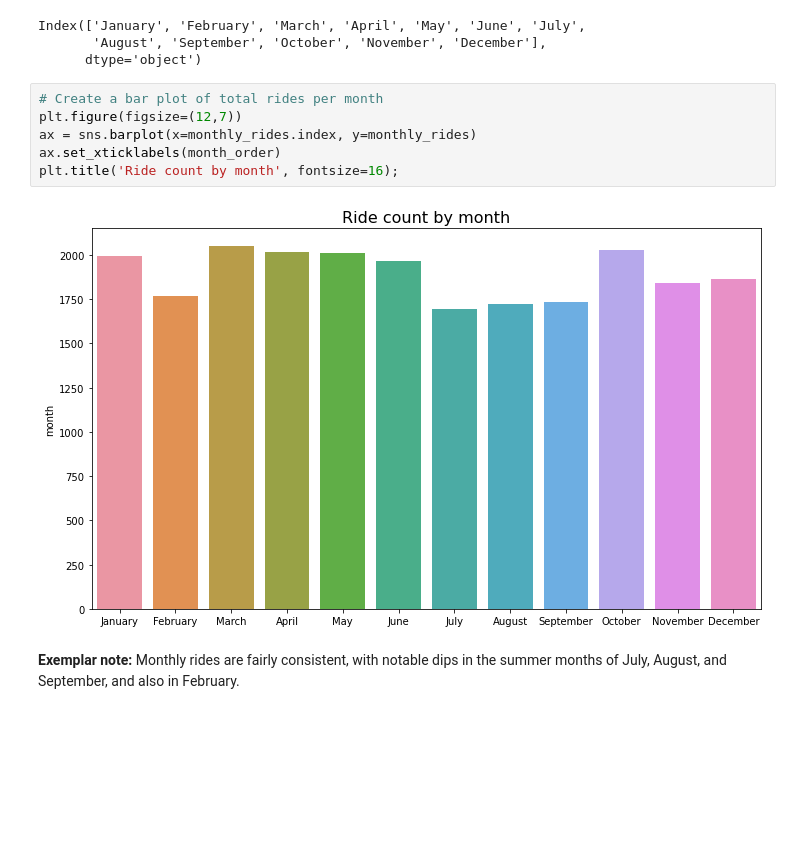
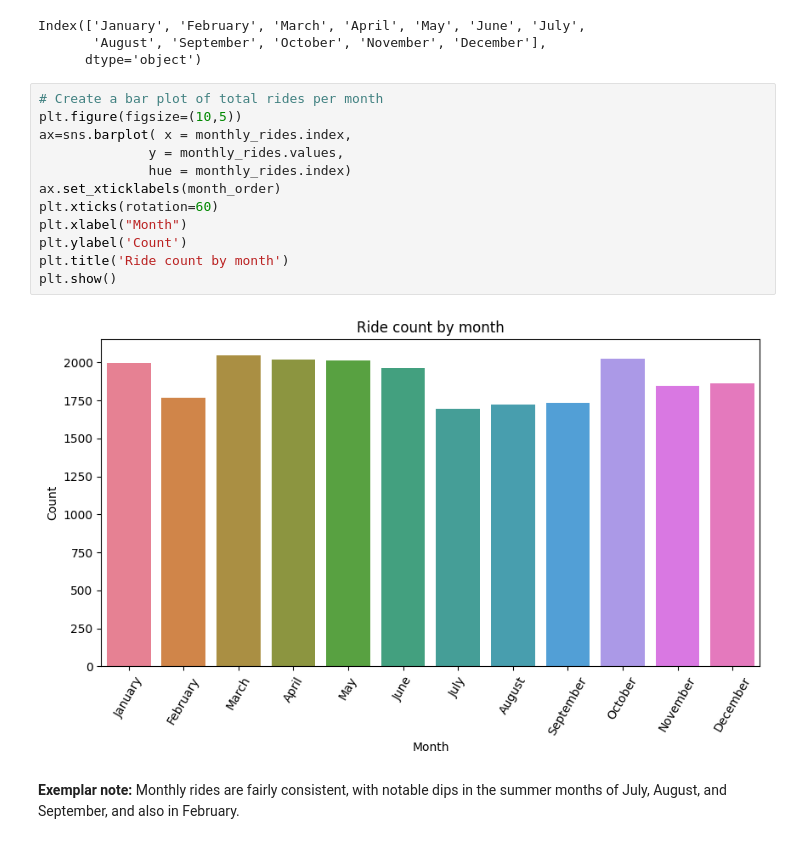
Before and after one commit to RhuthK/PROJECTS, a Jupyter notebook: Automatidata Fare Estiamtion Project/lab/Course 3 Automatidata project lab.ipynb, the cells around one changed output. Saved outputs shown, nothing was run; the diff lists cells and outputs as text; blank space fills up the shorter version.

```diff
--- a/Automatidata Fare Estiamtion Project/lab/Course 3 Automatidata project lab.ipynb
+++ b/Automatidata Fare Estiamtion Project/lab/Course 3 Automatidata project lab.ipynb
@@ -441,12 +482,18 @@ Index(['January', 'February', 'March', 'April', 'May', 'June', 'July',
       dtype='object')
 # %%
 # Create a bar plot of total rides per month
-plt.figure(figsize=(12,7))
-ax = sns.barplot(x=monthly_rides.index, y=monthly_rides)
+plt.figure(figsize=(10,5))
+ax=sns.barplot( x = monthly_rides.index,
+              y = monthly_rides.values,
+              hue = monthly_rides.index)
 ax.set_xticklabels(month_order)
-plt.title('Ride count by month', fontsize=16);
+plt.xticks(rotation=60)
+plt.xlabel("Month")
+plt.ylabel('Count')
+plt.title('Ride count by month')
+plt.show()
 # %% [output]
-[figure, old version]
+[figure, new version]
 # %% [markdown]
 **Exemplar note:** Monthly rides are fairly consistent, with notable dips in the summer months of July, August, and September, and also in February.
 # %% [markdown]
```
Also changed, not shown: parts of 21 cells of this notebook, 1 other file.
